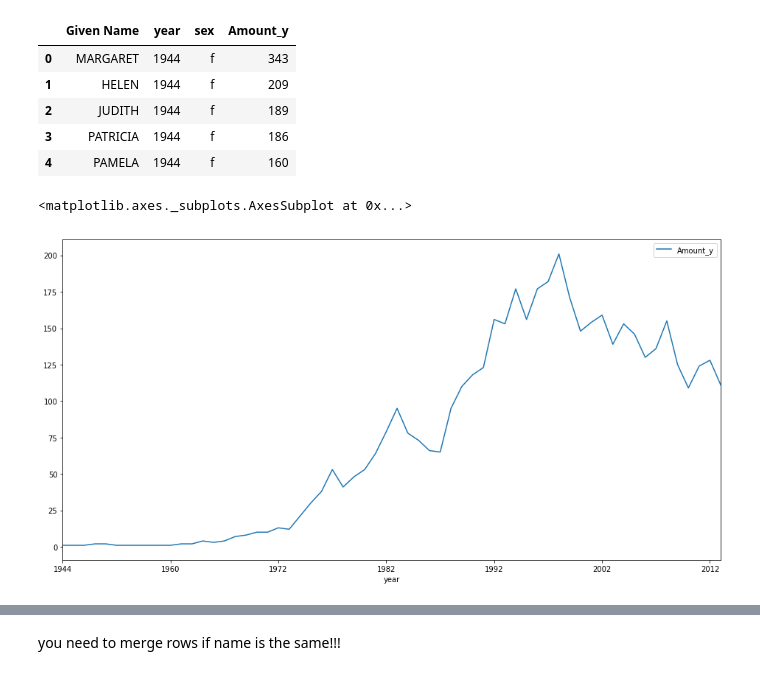
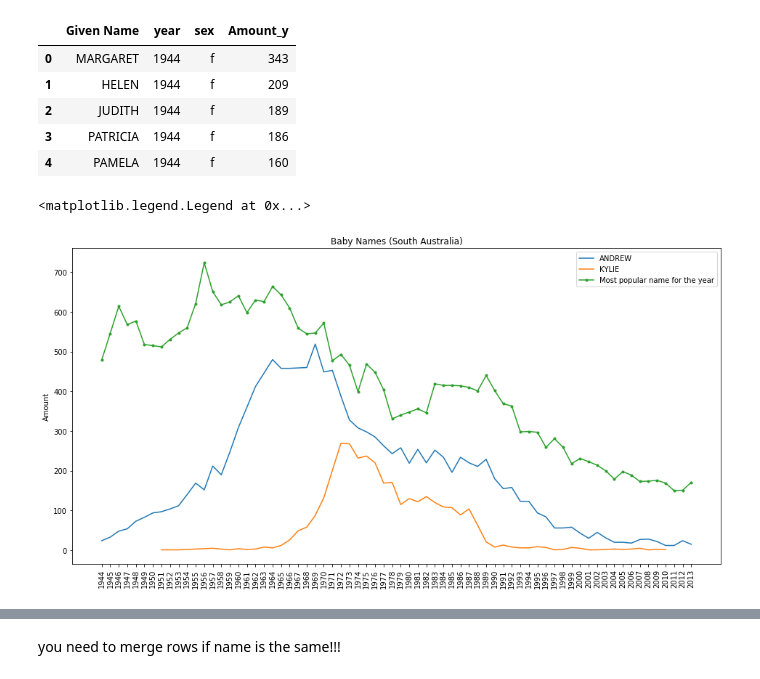
Before and after one commit to Kevinf7/PROJECT_Popular_baby_names, a Jupyter notebook: Baby Name.ipynb, the cells around one changed output, grey strips where cells are left out. Drawn from its saved outputs; the diff is of its cells as text; code cells hidden in the pictures.

```diff
--- a/Baby Name.ipynb
+++ b/Baby Name.ipynb
@@ -114,9 +115,23 @@ df2.head()
 | 2 | JUDITH | 1944 | f | 189 |
 | 3 | PATRICIA | 1944 | f | 186 |
 | 4 | PAMELA | 1944 | f | 160 |
-# %%
-#plot takes the index as the x value and uses any numeric column as the y
-df2.loc[df2['Given Name']=='EMILY'].sort_values('year').set_index('year').plot(figsize=(16,8))
-# %% [output]
-<matplotlib.axes._subplots.AxesSubplot at 0x...>
-[figure, removed]
+# %%
+all_years = df2.year.unique()
+# %%
+#plot takes the index as the x value and uses any numeric column as the y
+name1 = df2.loc[df2['Given Name']=='ANDREW'].sort_values('year')
+name2 = df2.loc[df2['Given Name']=='KYLIE'].sort_values('year')
+max_each_year = df2.loc[df2.groupby('year').Amount_y.idxmax()]
+
+plt.figure(figsize=(16,8))
+plt.plot(name1.year, name1.Amount_y)
+plt.plot(name2.year, name2.Amount_y)
+plt.plot(max_each_year.year, max_each_year.Amount_y, '.-')
+
+plt.xticks(all_years, rotation='vertical')
+plt.ylabel('Amount')
+plt.title('Baby Names (South Australia)')
+plt.legend(labels=(name1.iloc[0,0], name2.iloc[0,0],'Most popular name for the year'))
+# %% [output]
+<matplotlib.legend.Legend at 0x...>
+[figure, added]
```
Also changed, not shown: parts of 7 cells of this notebook.
